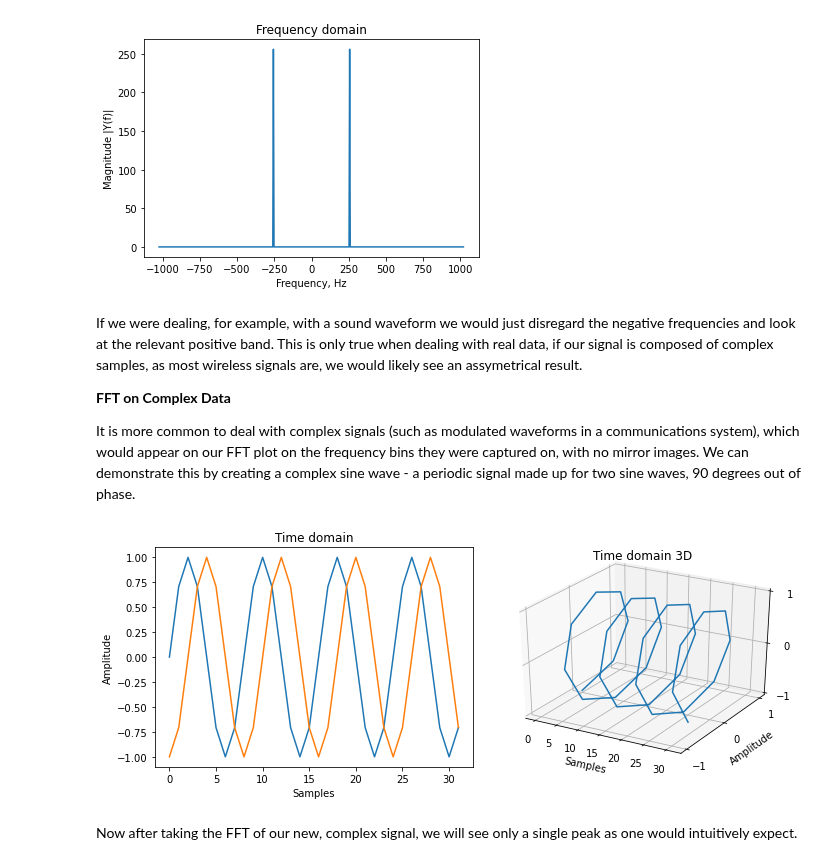
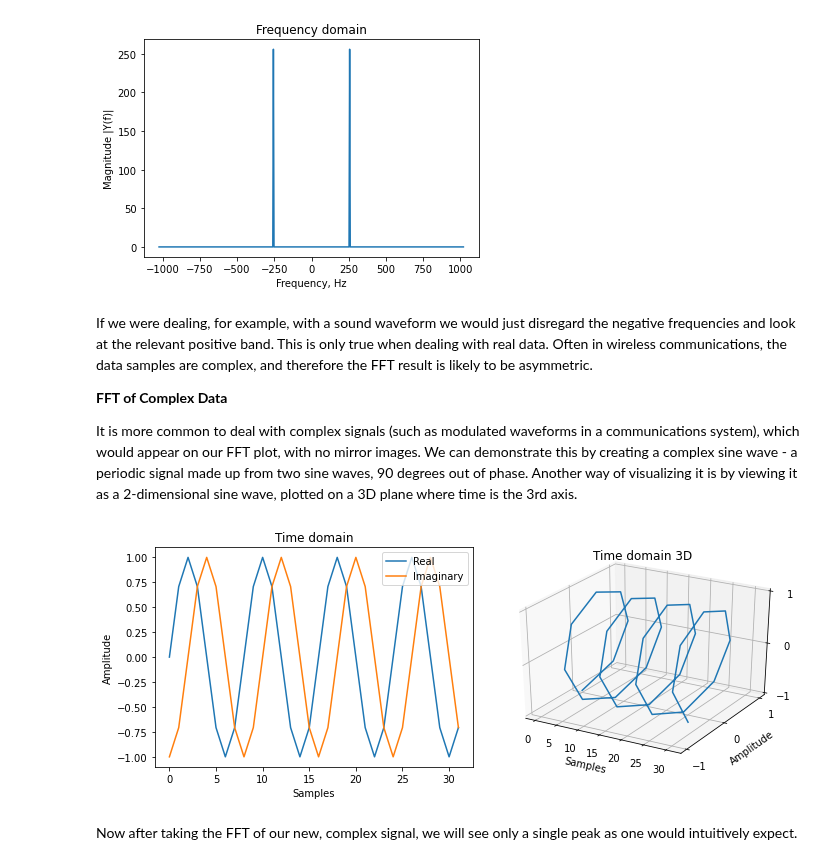
Before and after one commit to strath-sdr/dsp_notebooks, a Jupyter notebook: notebooks/frequency_spectrum/01_spectrum_analysis.ipynb, the cells around one changed output. Drawn from its saved outputs; the diff is of its cells as text; code cells hidden in the pictures.

Commit message:
frequency analysis text corrections

```diff
--- a/notebooks/frequency_spectrum/01_spectrum_analysis.ipynb
+++ b/notebooks/frequency_spectrum/01_spectrum_analysis.ipynb
@@ -81,37 +81,38 @@ plt.show()
 # %% [output]
 [figure]
 # %% [markdown]
-If we were dealing, for example, with a sound waveform we would just disregard the negative frequencies and look at the relevant positive band. This is only true when dealing with real data, if our signal is composed of complex samples, as most wireless signals are, we would likely see an assymetrical result.
+If we were dealing, for example, with a sound waveform we would just disregard the negative frequencies and look at the relevant positive band. This is only true when dealing with real data. Often in wireless communications, the data samples are complex, and therefore the FFT result is likely to be asymmetric.
 
-**FFT on Complex Data**
+**FFT of Complex Data**
 
-It is more common to deal with complex signals (such as modulated waveforms in a communications system), which would appear on our FFT plot on the frequency bins they were captured on, with no mirror images. We can demonstrate this by creating a complex sine wave - a periodic signal made up for two sine waves, 90 degrees out of phase.
+It is more common to deal with complex signals (such as modulated waveforms in a communications system), which would appear on our FFT plot, with no mirror images. We can demonstrate this by creating a complex sine wave - a periodic signal made up from two sine waves, 90 degrees out of phase. Another way of visualizing it is by viewing it as a 2-dimensional sine wave, plotted on a 3D plane where time is the 3rd axis.
 # %%
 # create a complex signal of the same frequency as our last sine
 complex_sine = np.sin(2*np.pi*f*np.arange(512)/fs) - 1j*np.cos(2*np.pi*f*np.arange(512)/fs)
 
 fig = plt.figure(figsize=(10,4))
 
 # Plot real and imaginary channels
 axes = fig.add_subplot(1,2,1)
 axes.plot(complex_sine.real[:32])
 axes.plot(complex_sine.imag[:32])
 axes.set_xlabel('Samples')
 axes.set_ylabel('Amplitude')
 axes.set_title('Time domain')
+axes.legend(('Real','Imaginary'))
 
 # Plot complex sine wave in 3d plane
 axes = fig.add_subplot(1,2,2, projection='3d')
 axes.plot(np.arange(32), complex_sine.real[:32], complex_sine.imag[:32])
 axes.set_yticks([-1,0,1])
 axes.set_zticks([-1,0,1])
 axes.set_xlabel('Samples')
 axes.set_ylabel('Amplitude')
 axes.set_ylabel('Amplitude')
 axes.set_title('Time domain 3D')
 fig.tight_layout()
 # %% [output]
-[figure, old version]
+[figure, new version]
 # %% [markdown]
 Now after taking the FFT of our new, complex signal, we will see only a single peak as one would intuitively expect.
 # %%
```
Also changed, not shown: parts of 6 cells of this notebook.
